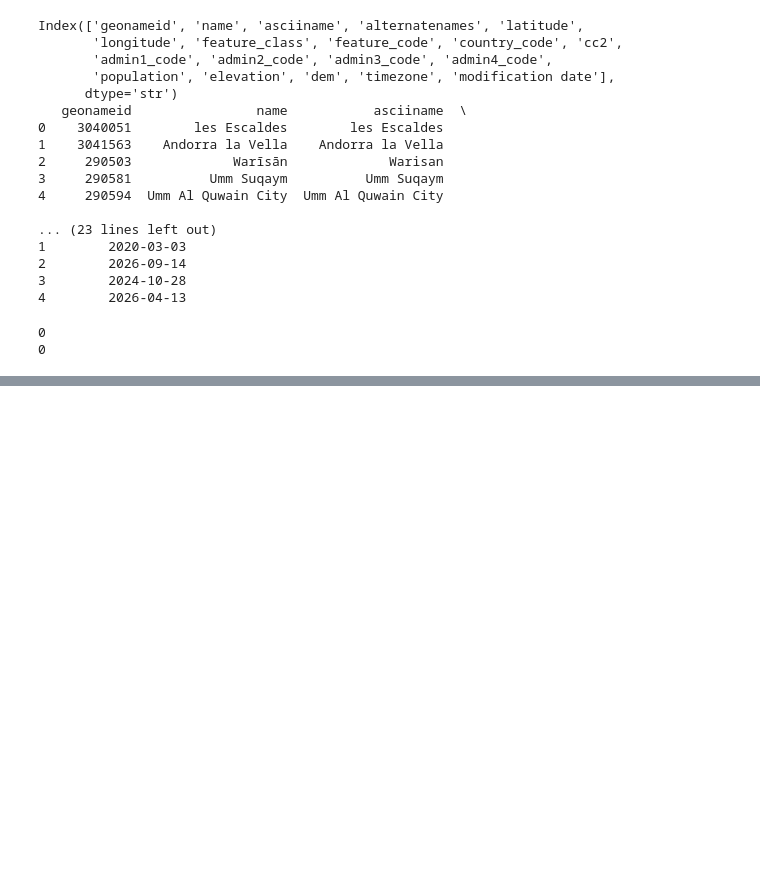
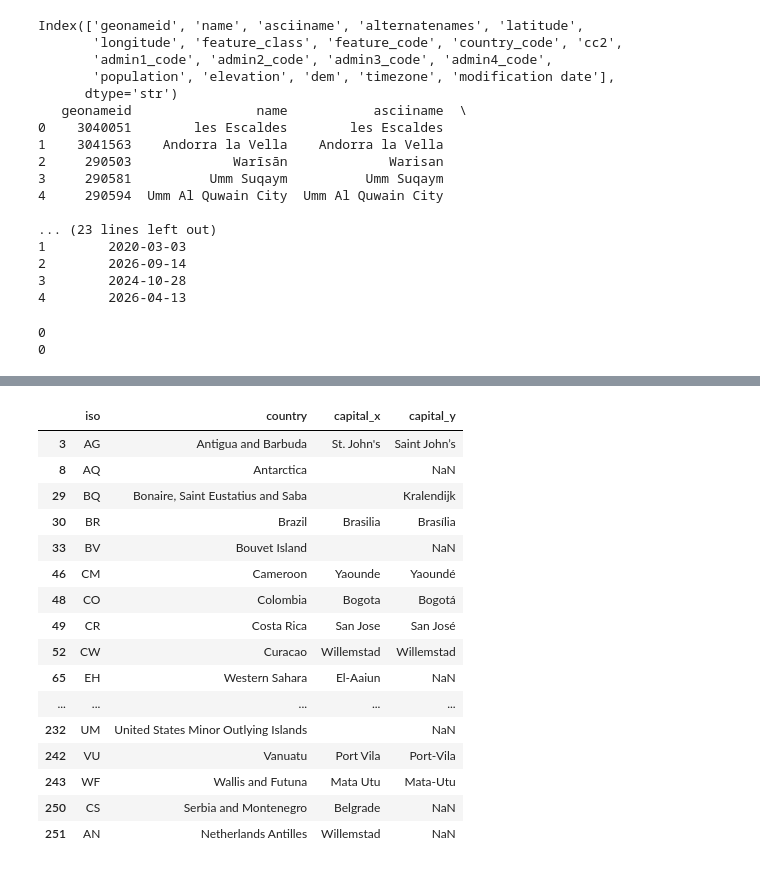
Before and after one commit to Mil4222/Final-Project, a Jupyter notebook: scripts/tea_cleaning/geo_cleaning.ipynb, the cells around one changed output, grey strips where cells are left out. Saved outputs shown, nothing was run; the diff lists cells and outputs as text; code cells hidden in the pictures; blank space fills up the shorter version.

Commit message:
merge country and capital dataframes and manage missing/different values

```diff
--- a/scripts/tea_cleaning/geo_cleaning.ipynb
+++ b/scripts/tea_cleaning/geo_cleaning.ipynb
@@ -181,0 +207,6 @@ print(capitals_clean["country_code"].duplicated().sum())
+# %%
+# Change name country_code to iso
+capitals_clean = capitals_clean.rename(columns={"country_code": "iso"})
+# %%
+# Merge country_clean and capitals_clean with iso (left merge because I keep all countries for now)
+geo_clean = countries_clean.merge(capitals_clean, on="iso", how="left")
@@ -181,0 +229,21 @@ print(capitals_clean["country_code"].duplicated().sum())
+# %%
+# check different capitals
+geo_clean[geo_clean["capital_x"] != geo_clean["capital_y"]][["iso", "country", "capital_x", "capital_y"]]
+# %% [output]
+|  | iso | country | capital_x | capital_y |
+| 3 | AG | Antigua and Barbuda | St. John's | Saint John’s |
+| 8 | AQ | Antarctica |  | NaN |
+| 29 | BQ | Bonaire, Saint Eustatius and Saba |  | Kralendijk |
+| 30 | BR | Brazil | Brasilia | Brasília |
+| 33 | BV | Bouvet Island |  | NaN |
+| 46 | CM | Cameroon | Yaounde | Yaoundé |
+| 48 | CO | Colombia | Bogota | Bogotá |
+| 49 | CR | Costa Rica | San Jose | San José |
+| 52 | CW | Curacao | Willemstad | Willemstad |
+| 65 | EH | Western Sahara | El-Aaiun | NaN |
+| ... | ... | ... | ... | ... |
+| 232 | UM | United States Minor Outlying Islands |  | NaN |
+| 242 | VU | Vanuatu | Port Vila | Port-Vila |
+| 243 | WF | Wallis and Futuna | Mata Utu | Mata-Utu |
+| 250 | CS | Serbia and Montenegro | Belgrade | NaN |
+| 251 | AN | Netherlands Antilles | Willemstad | NaN |
```
Also changed, not shown: parts of 5 cells of this notebook.
